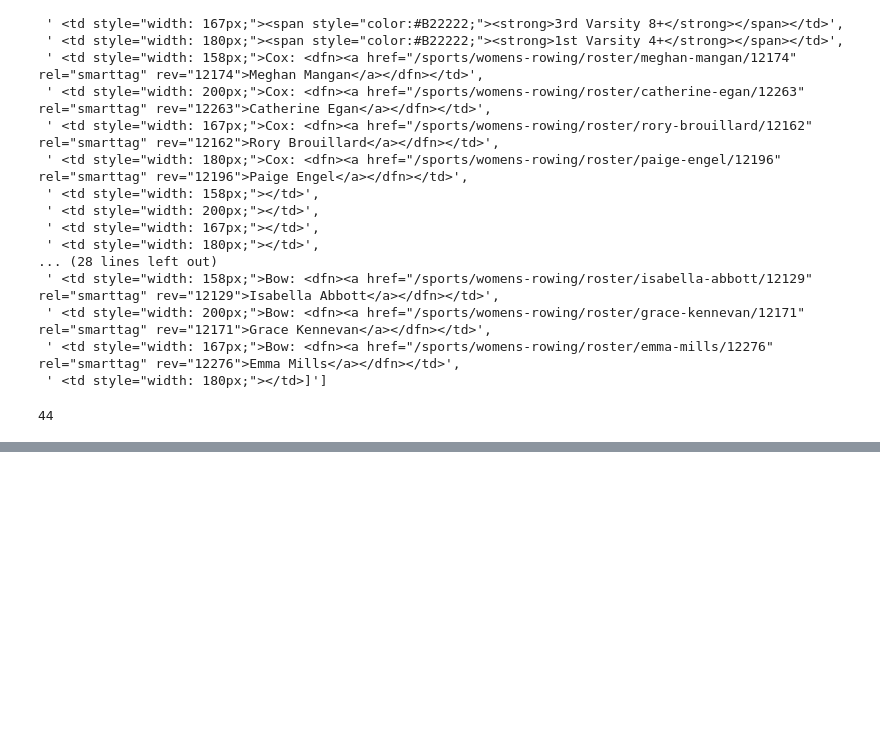
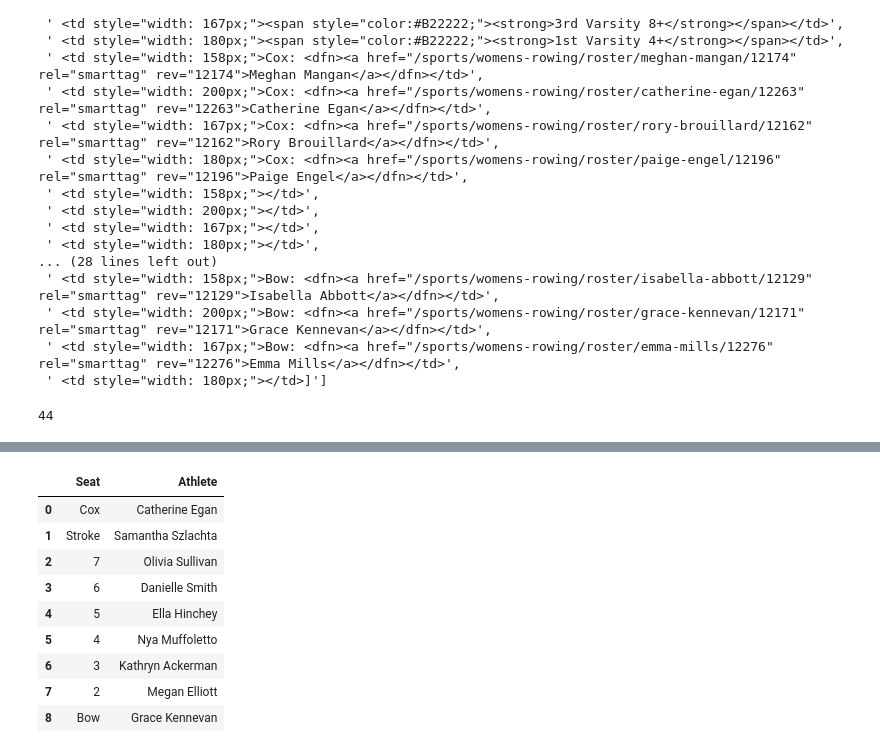
Before and after one commit to hvalenty/ncaa_rowing, a Jupyter notebook: ncaa_rowing/duq_wrow.ipynb, the cells around one changed output, grey strips where cells are left out. Drawn from its saved outputs; the diff is of its cells as text; code cells hidden in the pictures; blank space fills up the shorter version.

Commit message:
Automate boat lineups and test on new meet

```diff
--- a/ncaa_rowing/duq_wrow.ipynb
+++ b/ncaa_rowing/duq_wrow.ipynb
@@ -267,0 +267,4 @@ lineups_list[4:] = [re.sub(pattern, '', lineups_list[i+4]) for i in range(39)]
+# %%
+# keep cleaning - remove random table formatting characters
+lineups_list = [i for i in lineups_list if i != '</td>']
+lineups_list
@@ -267,0 +289,6 @@ lineups_list[4:] = [re.sub(pattern, '', lineups_list[i+4]) for i in range(39)]
+# %%
+# removing more table formatting html language
+lineups_list = [lineups_list[i].replace('</a></dfn></td>', '') for i in range(len(lineups_list))]
+lineups_list = [lineups_list[i].replace('</strong></span></td>', '') for i in range(len(lineups_list))]
+lineups_list = [lineups_list[i].replace('\xa0', ' ') for i in range(len(lineups_list))]
+lineups_list
@@ -267,0 +313,6 @@ lineups_list[4:] = [re.sub(pattern, '', lineups_list[i+4]) for i in range(39)]
+# %%
+#lineups separated by boat
+V8_1 = lineups_list[0:25:4] + lineups_list[27::3]
+V8_2 = lineups_list[1:26:4] + lineups_list[28::3]
+V8_3 = lineups_list[2:27:4] + lineups_list[29::3]
+V4_1 = lineups_list[3:24:4]
@@ -267,0 +359,26 @@ lineups_list[4:] = [re.sub(pattern, '', lineups_list[i+4]) for i in range(39)]
+# %%
+# repeat for 2V8
+
+# format to dataframe
+second_v8 = pd.DataFrame(V8_2)
+second_v8 = second_v8.drop(index=0).reset_index(drop=True)
+# split to keep seat position
+second_v8[['Seat', 'Athlete']] = second_v8[0].str.split(':', n=1, expand=True)
+# remove original column
+second_v8 = second_v8.drop(0, axis=1)
+# final clean dropping all characters besides athlete name
+ch = '">'
+pattern = ".*" + ch
+second_v8['Athlete'] = [re.sub(pattern, '', second_v8['Athlete'].iloc[i]) for i in range(len(second_v8))]
+second_v8
+# %% [output]
+|  | Seat | Athlete |
+| 0 | Cox | Catherine Egan |
+| 1 | Stroke | Samantha Szlachta |
+| 2 | 7 | Olivia Sullivan |
+| 3 | 6 | Danielle Smith |
+| 4 | 5 | Ella Hinchey |
+| 5 | 4 | Nya Muffoletto |
+| 6 | 3 | Kathryn Ackerman |
+| 7 | 2 | Megan Elliott |
+| 8 | Bow | Grace Kennevan |
```
Also changed, not shown: parts of 25 cells of this notebook, 1 other file.
